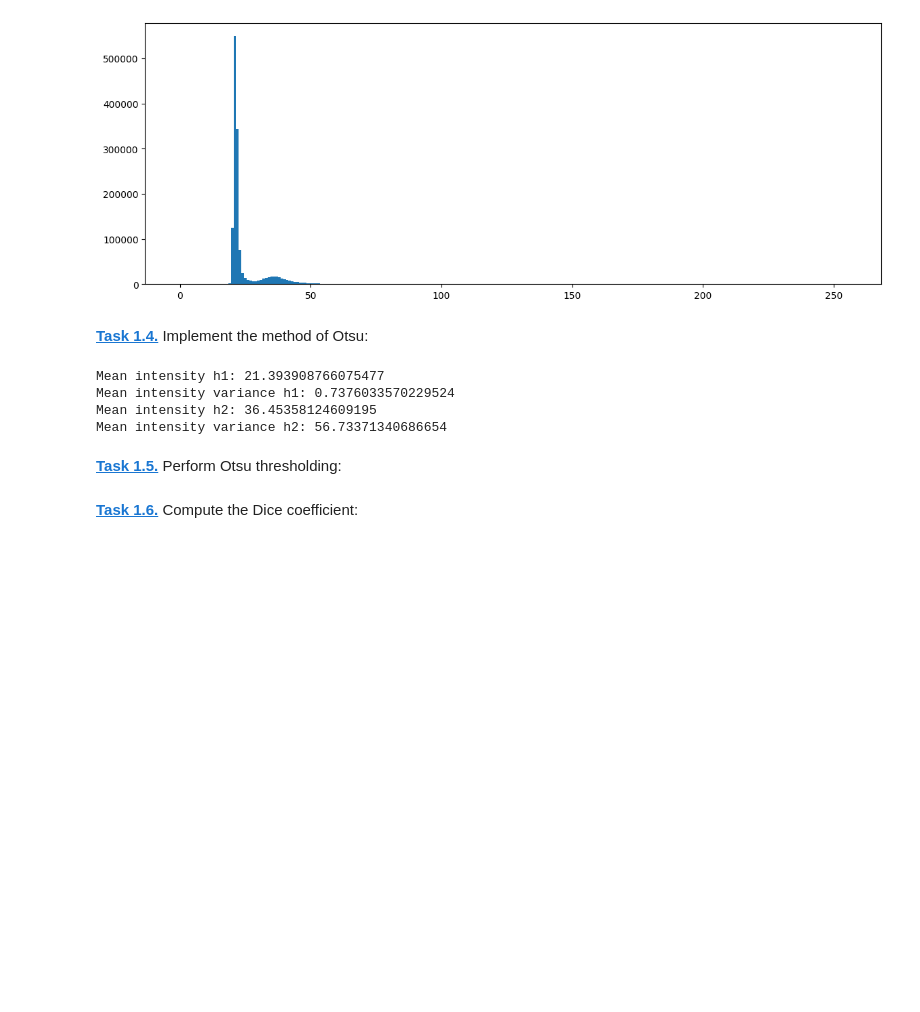
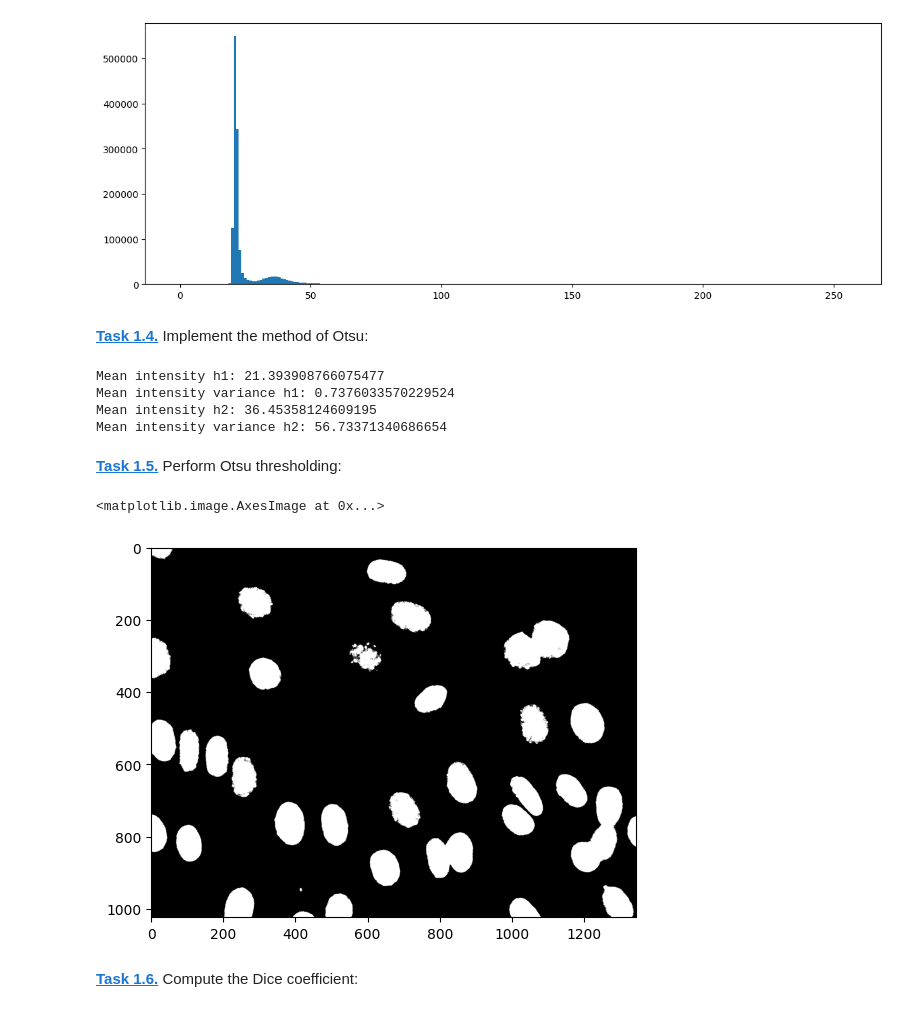
Before and after one commit to Anastasia933/FS5Python, a Jupyter notebook: otsu.ipynb, the cells around one changed output. Cells and saved outputs as stored; diff of their text form; code cells hidden in the pictures; blank space fills up the shorter version.

Commit message:
otsu fertig

```diff
--- a/otsu.ipynb
+++ b/otsu.ipynb
@@ -89,7 +89,10 @@ Mean intensity variance h2: 56.73371340686654
 # %% [markdown]
 **[Task 1.5.]()** Perform Otsu thresholding:
 # %%
-img8_otsu = img8 == best_T
+img8_otsu = img8 >= best_T
 plt.imshow(img8_otsu, cmap='gray')
+# %% [output]
+<matplotlib.image.AxesImage at 0x...>
+[figure, added]
 # %% [markdown]
 **[Task 1.6.]()** Compute the Dice coefficient:
```
Also changed, not shown: parts of 2 cells of this notebook, 1 other file.
